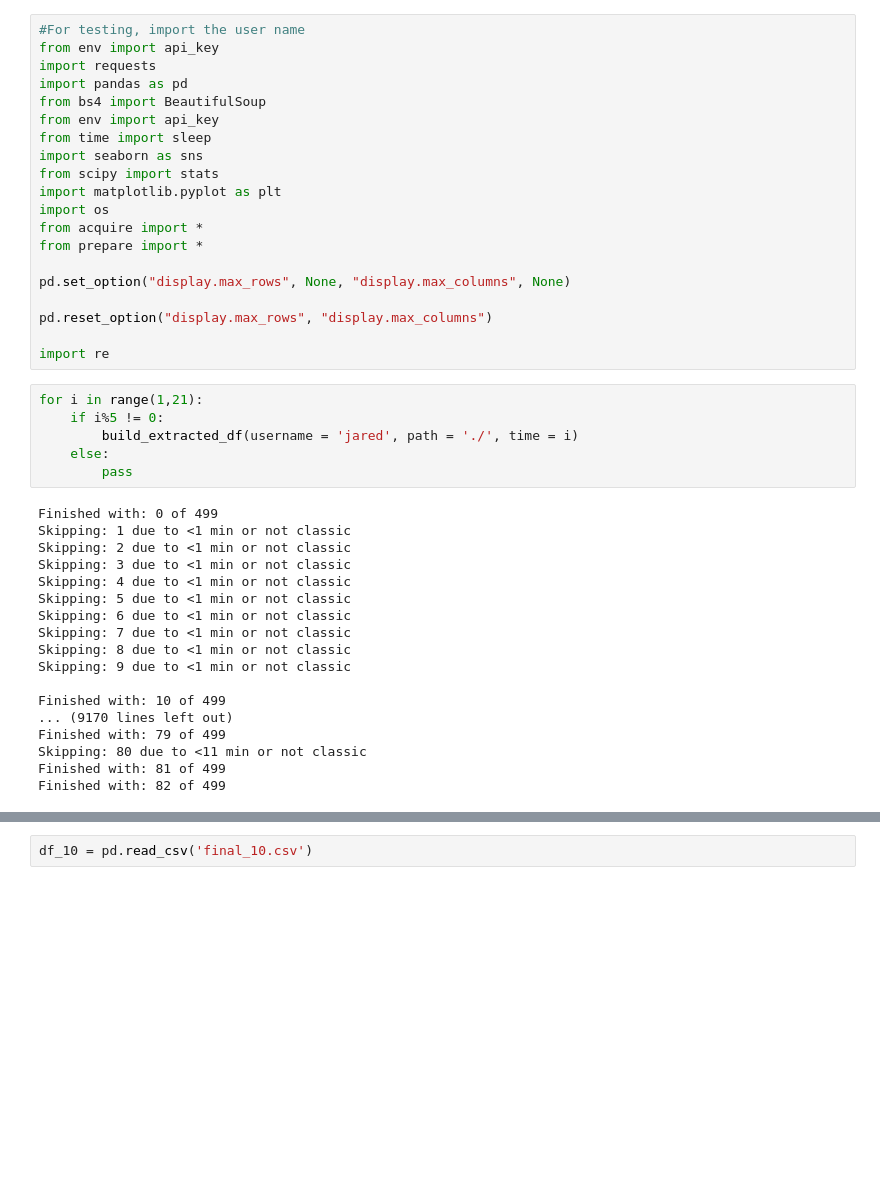
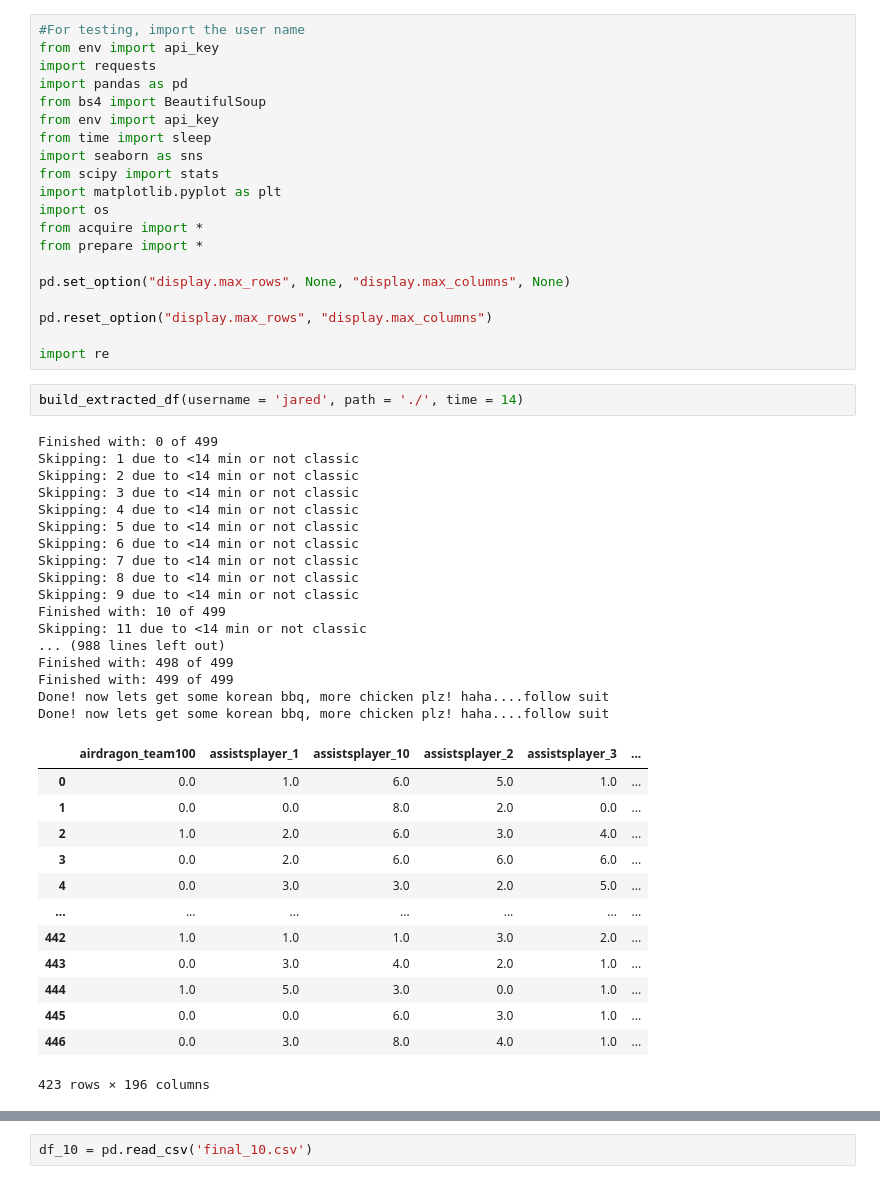
Before and after one commit to codeup-germain/Esports-Analysis, a Jupyter notebook: jared/scratch_notebook.ipynb, the cells around one changed output, grey strips where cells are left out. Saved outputs shown, nothing was run; the diff lists cells and outputs as text; blank space fills up the shorter version.

```diff
--- a/jared/scratch_notebook.ipynb
+++ b/jared/scratch_notebook.ipynb
@@ -19,26 +19,35 @@ pd.reset_option("display.max_rows", "display.max_columns")
 
 import re
 # %%
-for i in range(1,21):
-    if i%5 != 0:
-        build_extracted_df(username = 'jared', path = './', time = i)
-    else:
-        pass
+build_extracted_df(username = 'jared', path = './', time = 14)
 # %% [output]
 Finished with: 0 of 499
-Skipping: 1 due to <1 min or not classic
-Skipping: 2 due to <1 min or not classic
-Skipping: 3 due to <1 min or not classic
-Skipping: 4 due to <1 min or not classic
-Skipping: 5 due to <1 min or not classic
-Skipping: 6 due to <1 min or not classic
-Skipping: 7 due to <1 min or not classic
-Skipping: 8 due to <1 min or not classic
-Skipping: 9 due to <1 min or not classic
-
+Skipping: 1 due to <14 min or not classic
+Skipping: 2 due to <14 min or not classic
+Skipping: 3 due to <14 min or not classic
+Skipping: 4 due to <14 min or not classic
+Skipping: 5 due to <14 min or not classic
+Skipping: 6 due to <14 min or not classic
+Skipping: 7 due to <14 min or not classic
+Skipping: 8 due to <14 min or not classic
+Skipping: 9 due to <14 min or not classic
 Finished with: 10 of 499
-... (9170 lines left out)
-Finished with: 79 of 499
-Skipping: 80 due to <11 min or not classic
-Finished with: 81 of 499
-Finished with: 82 of 499
+Skipping: 11 due to <14 min or not classic
+... (988 lines left out)
+Finished with: 498 of 499
+Finished with: 499 of 499
+Done! now lets get some korean bbq, more chicken plz! haha....follow suit
+Done! now lets get some korean bbq, more chicken plz! haha....follow suit
+|  | airdragon_team100 | assistsplayer_1 | assistsplayer_10 | assistsplayer_2 | assistsplayer_3 | ... |
+| 0 | 0.0 | 1.0 | 6.0 | 5.0 | 1.0 | ... |
+| 1 | 0.0 | 0.0 | 8.0 | 2.0 | 0.0 | ... |
+| 2 | 1.0 | 2.0 | 6.0 | 3.0 | 4.0 | ... |
+| 3 | 0.0 | 2.0 | 6.0 | 6.0 | 6.0 | ... |
+| 4 | 0.0 | 3.0 | 3.0 | 2.0 | 5.0 | ... |
+| ... | ... | ... | ... | ... | ... | ... |
+| 442 | 1.0 | 1.0 | 1.0 | 3.0 | 2.0 | ... |
+| 443 | 0.0 | 3.0 | 4.0 | 2.0 | 1.0 | ... |
+| 444 | 1.0 | 5.0 | 3.0 | 0.0 | 1.0 | ... |
+| 445 | 0.0 | 0.0 | 6.0 | 3.0 | 1.0 | ... |
+| 446 | 0.0 | 3.0 | 8.0 | 4.0 | 1.0 | ... |
+423 rows × 196 columns
```
Also changed, not shown: parts of 6 cells of this notebook, 9 other files.
